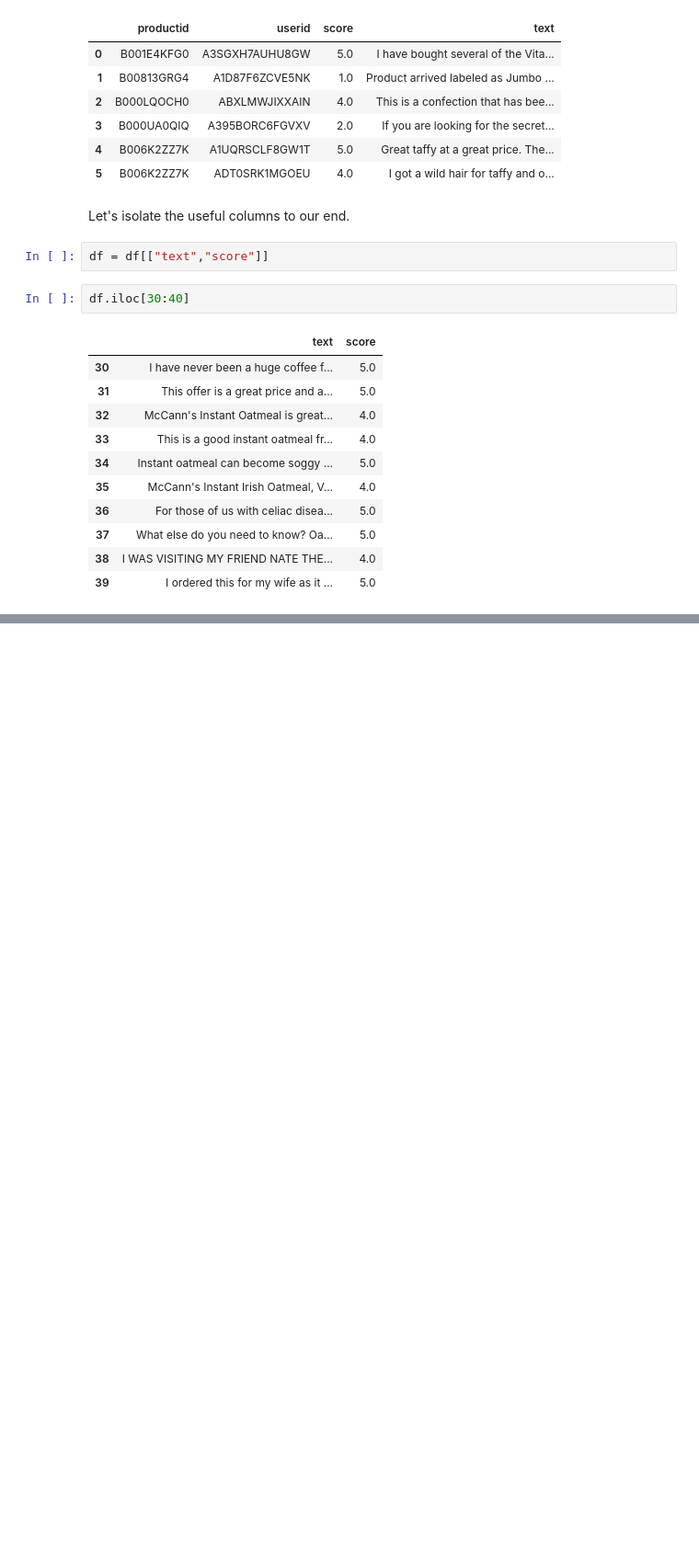
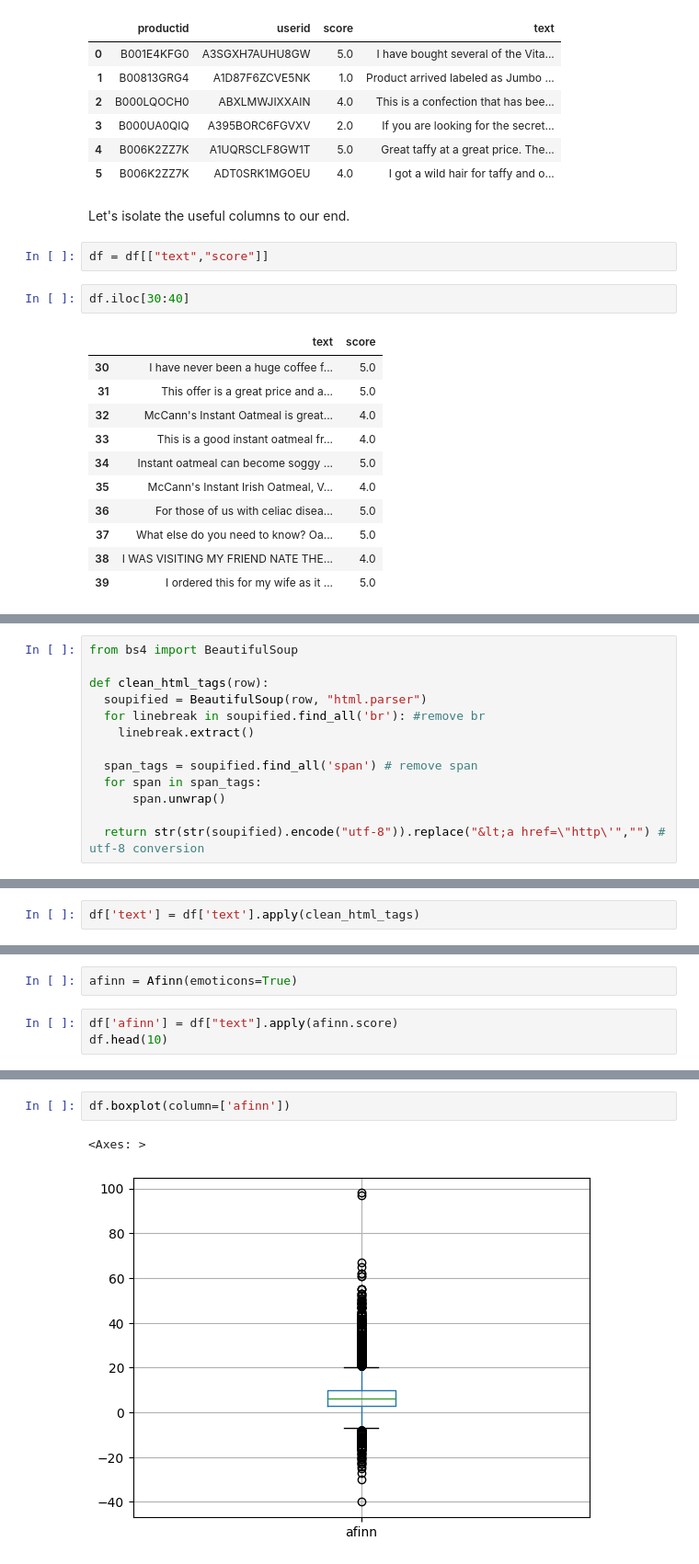
Before and after one commit to MarioAvolio/Amazon-Fine-Foods-reviews-Transformers-Text-Classification, a Jupyter notebook: Sentiment_Analysis_on_Food_Reviews.ipynb, the cells around one changed output, grey strips where cells are left out. Shown: that part at 92% size. Drawn from its saved outputs; the diff is of its cells as text; blank space fills up the shorter version.

```diff
--- a/Sentiment_Analysis_on_Food_Reviews.ipynb
+++ b/Sentiment_Analysis_on_Food_Reviews.ipynb
@@ -105,0 +173,13 @@ df.iloc[30:40]
+# %%
+from bs4 import BeautifulSoup
+
+def clean_html_tags(row):
+  soupified = BeautifulSoup(row, "html.parser")
+  for linebreak in soupified.find_all('br'): #remove br
+    linebreak.extract()
+
+  span_tags = soupified.find_all('span') # remove span
+  for span in span_tags:
+      span.unwrap()
+
+  return str(str(soupified).encode("utf-8")).replace("&lt;a href=\"http\'","") # utf-8 conversion
@@ -105,0 +194,2 @@ df.iloc[30:40]
+# %%
+df['text'] = df['text'].apply(clean_html_tags)
@@ -105,0 +444,5 @@ df.iloc[30:40]
+# %%
+afinn = Afinn(emoticons=True)
+# %%
+df['afinn'] = df["text"].apply(afinn.score)
+df.head(10)
@@ -105,0 +488,5 @@ df.iloc[30:40]
+# %%
+df.boxplot(column=['afinn'])
+# %% [output]
+<Axes: >
+[figure, added]
```
Also changed, not shown: parts of 54 cells of this notebook.
